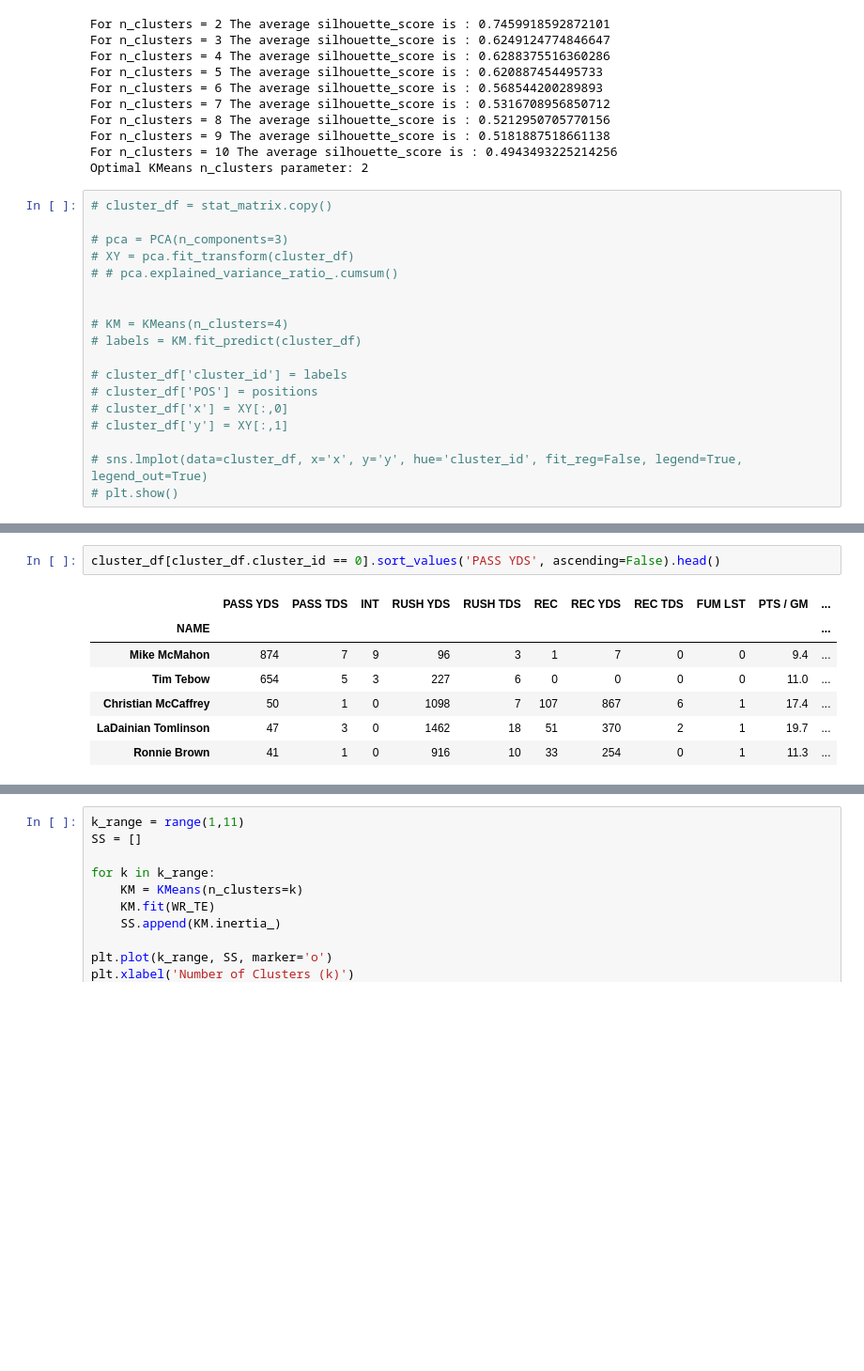
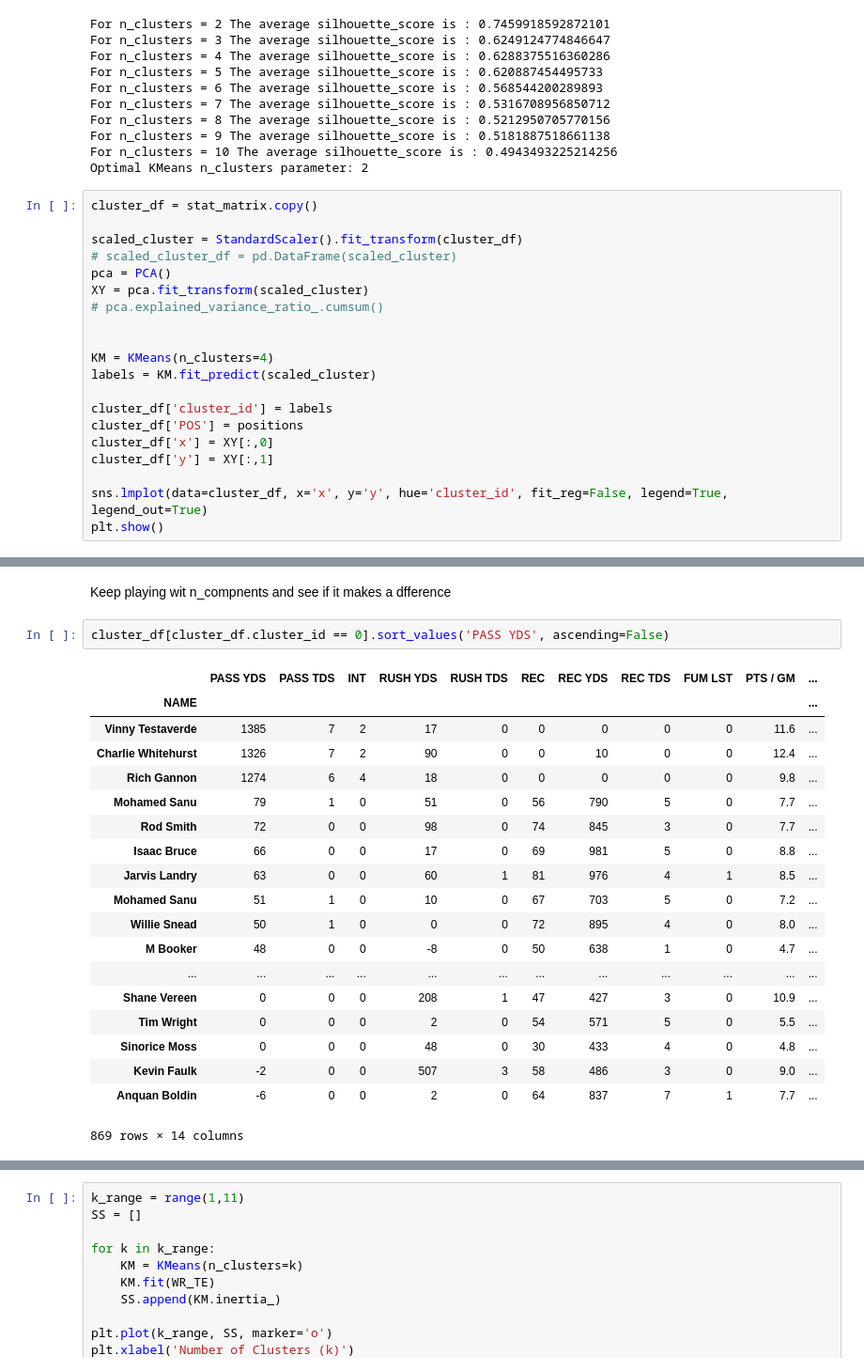
Before and after one commit to jlwalsh13/Capstone_1, a Jupyter notebook: ff_clustering.ipynb, the cells around one changed output, grey strips where cells are left out. Shown at 94% size. Drawn from its saved outputs; the diff is of its cells as text; blank space fills up the shorter version.

```diff
--- a/ff_clustering.ipynb
+++ b/ff_clustering.ipynb
@@ -86,21 +87,23 @@ For n_clusters = 9 The average silhouette_score is : 0.5181887518661138
 For n_clusters = 10 The average silhouette_score is : 0.4943493225214256
 Optimal KMeans n_clusters parameter: 2
 # %%
-# cluster_df = stat_matrix.copy()
+cluster_df = stat_matrix.copy()
 
-# pca = PCA(n_components=3)
-# XY = pca.fit_transform(cluster_df)
-# # pca.explained_variance_ratio_.cumsum()
+scaled_cluster = StandardScaler().fit_transform(cluster_df)
+# scaled_cluster_df = pd.DataFrame(scaled_cluster)
+pca = PCA()
+XY = pca.fit_transform(scaled_cluster)
+# pca.explained_variance_ratio_.cumsum()
 
 
-# KM = KMeans(n_clusters=4)
-# labels = KM.fit_predict(cluster_df)
+KM = KMeans(n_clusters=4)
+labels = KM.fit_predict(scaled_cluster)
 
-# cluster_df['cluster_id'] = labels
-# cluster_df['POS'] = positions
-# cluster_df['x'] = XY[:,0]
-# cluster_df['y'] = XY[:,1]
+cluster_df['cluster_id'] = labels
+cluster_df['POS'] = positions
+cluster_df['x'] = XY[:,0]
+cluster_df['y'] = XY[:,1]
 
-# sns.lmplot(data=cluster_df, x='x', y='y', hue='cluster_id', fit_reg=False, legend=True, legend_out=True)
-# plt.show()
+sns.lmplot(data=cluster_df, x='x', y='y', hue='cluster_id', fit_reg=False, legend=True, legend_out=True)
+plt.show()
 # %% [output]
@@ -115,10 +120,24 @@ Results from n_clusters = 4 <br>
+# %% [markdown]
+Keep playing wit n_compnents and see if it makes a dfference
 # %%
-cluster_df[cluster_df.cluster_id == 0].sort_values('PASS YDS', ascending=False).head()
+cluster_df[cluster_df.cluster_id == 0].sort_values('PASS YDS', ascending=False)
 # %% [output]
 |  | PASS YDS | PASS TDS | INT | RUSH YDS | RUSH TDS | REC | REC YDS | REC TDS | FUM LST | PTS / GM | ... |
 | NAME |  |  |  |  |  |  |  |  |  |  | ... |
-| Mike McMahon | 874 | 7 | 9 | 96 | 3 | 1 | 7 | 0 | 0 | 9.4 | ... |
-| Tim Tebow | 654 | 5 | 3 | 227 | 6 | 0 | 0 | 0 | 0 | 11.0 | ... |
-| Christian McCaffrey | 50 | 1 | 0 | 1098 | 7 | 107 | 867 | 6 | 1 | 17.4 | ... |
-| LaDainian Tomlinson | 47 | 3 | 0 | 1462 | 18 | 51 | 370 | 2 | 1 | 19.7 | ... |
-| Ronnie Brown | 41 | 1 | 0 | 916 | 10 | 33 | 254 | 0 | 1 | 11.3 | ... |
+| Vinny Testaverde | 1385 | 7 | 2 | 17 | 0 | 0 | 0 | 0 | 0 | 11.6 | ... |
+| Charlie Whitehurst | 1326 | 7 | 2 | 90 | 0 | 0 | 10 | 0 | 0 | 12.4 | ... |
+| Rich Gannon | 1274 | 6 | 4 | 18 | 0 | 0 | 0 | 0 | 0 | 9.8 | ... |
+| Mohamed Sanu | 79 | 1 | 0 | 51 | 0 | 56 | 790 | 5 | 0 | 7.7 | ... |
+| Rod Smith | 72 | 0 | 0 | 98 | 0 | 74 | 845 | 3 | 0 | 7.7 | ... |
+| Isaac Bruce | 66 | 0 | 0 | 17 | 0 | 69 | 981 | 5 | 0 | 8.8 | ... |
+| Jarvis Landry | 63 | 0 | 0 | 60 | 1 | 81 | 976 | 4 | 1 | 8.5 | ... |
+| Mohamed Sanu | 51 | 1 | 0 | 10 | 0 | 67 | 703 | 5 | 0 | 7.2 | ... |
+| Willie Snead | 50 | 1 | 0 | 0 | 0 | 72 | 895 | 4 | 0 | 8.0 | ... |
+| M Booker | 48 | 0 | 0 | -8 | 0 | 50 | 638 | 1 | 0 | 4.7 | ... |
+| ... | ... | ... | ... | ... | ... | ... | ... | ... | ... | ... | ... |
+| Shane Vereen | 0 | 0 | 0 | 208 | 1 | 47 | 427 | 3 | 0 | 10.9 | ... |
+| Tim Wright | 0 | 0 | 0 | 2 | 0 | 54 | 571 | 5 | 0 | 5.5 | ... |
+| Sinorice Moss | 0 | 0 | 0 | 48 | 0 | 30 | 433 | 4 | 0 | 4.8 | ... |
+| Kevin Faulk | -2 | 0 | 0 | 507 | 3 | 58 | 486 | 3 | 0 | 9.0 | ... |
+| Anquan Boldin | -6 | 0 | 0 | 2 | 0 | 64 | 837 | 7 | 1 | 7.7 | ... |
+869 rows × 14 columns
```
Also changed, not shown: parts of 13 cells of this notebook.
